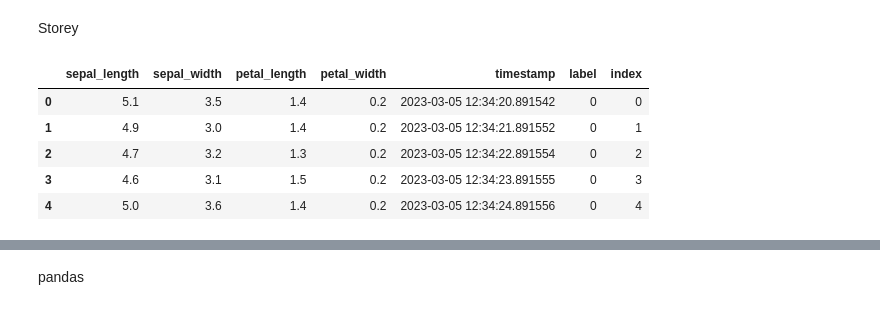
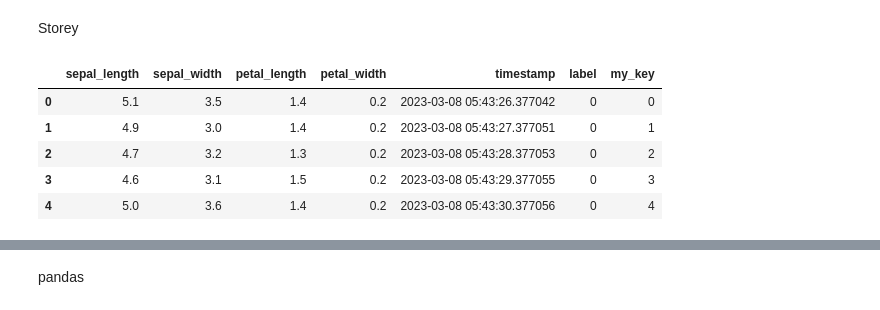
Before and after one commit to xsqian/test-notebooks, a Jupyter notebook: test-mysql/01_storey_mysql.ipynb, the cells around one changed output, grey strips where cells are left out. Drawn from its saved outputs; the diff is of its cells as text; code cells hidden in the pictures.

```diff
--- a/test-mysql/01_storey_mysql.ipynb
+++ b/test-mysql/01_storey_mysql.ipynb
@@ -33,24 +59,24 @@ Storey
 # %%
 from sklearn.datasets import load_iris
 import datetime
 
 df = load_iris(as_frame=True).data
 df.columns = ["sepal_length",
          "sepal_width",
          "petal_length",
          "petal_width"]
 
 df['timestamp'] = [datetime.datetime.now() + datetime.timedelta(seconds=i) for i in range(df.shape[0])]
 df['label'] = load_iris().target
-df['index'] = [str(x) for x in range(df.shape[0])]
+df['my_key'] = [str(x) for x in range(df.shape[0])]
 df.head()
 # %% [output]
-|  | sepal_length | sepal_width | petal_length | petal_width | timestamp | label | index |
-| 0 | 5.1 | 3.5 | 1.4 | 0.2 | 2023-03-05 12:34:20.891542 | 0 | 0 |
-| 1 | 4.9 | 3.0 | 1.4 | 0.2 | 2023-03-05 12:34:21.891552 | 0 | 1 |
-| 2 | 4.7 | 3.2 | 1.3 | 0.2 | 2023-03-05 12:34:22.891554 | 0 | 2 |
-| 3 | 4.6 | 3.1 | 1.5 | 0.2 | 2023-03-05 12:34:23.891555 | 0 | 3 |
-| 4 | 5.0 | 3.6 | 1.4 | 0.2 | 2023-03-05 12:34:24.891556 | 0 | 4 |
+|  | sepal_length | sepal_width | petal_length | petal_width | timestamp | label | my_key |
+| 0 | 5.1 | 3.5 | 1.4 | 0.2 | 2023-03-08 05:43:26.377042 | 0 | 0 |
+| 1 | 4.9 | 3.0 | 1.4 | 0.2 | 2023-03-08 05:43:27.377051 | 0 | 1 |
+| 2 | 4.7 | 3.2 | 1.3 | 0.2 | 2023-03-08 05:43:28.377053 | 0 | 2 |
+| 3 | 4.6 | 3.1 | 1.5 | 0.2 | 2023-03-08 05:43:29.377055 | 0 | 3 |
+| 4 | 5.0 | 3.6 | 1.4 | 0.2 | 2023-03-08 05:43:30.377056 | 0 | 4 |
 # %%
 schema = {'sepal_length': float,
           'sepal_width': float,
```
Also changed, not shown: parts of 18 cells of this notebook.
